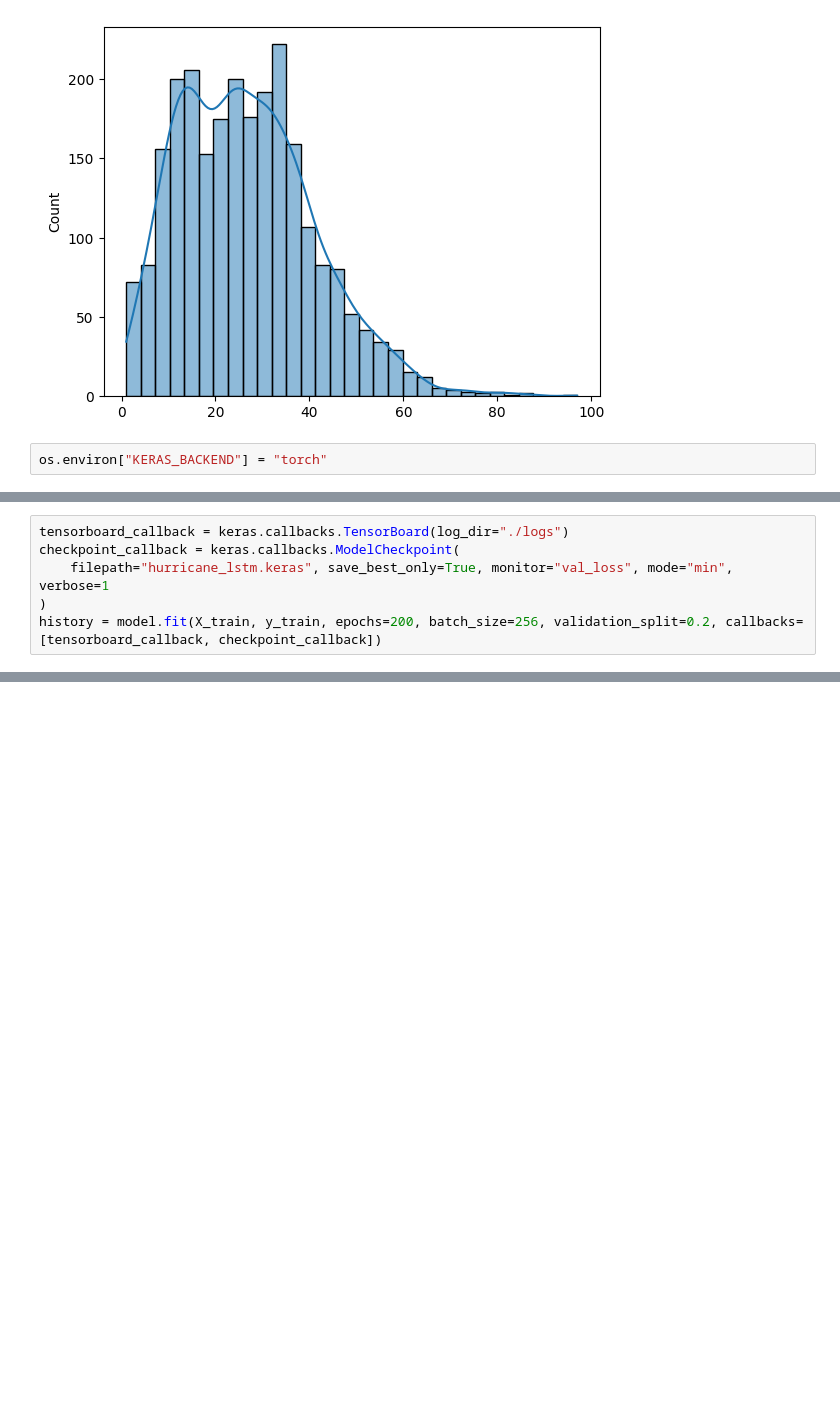
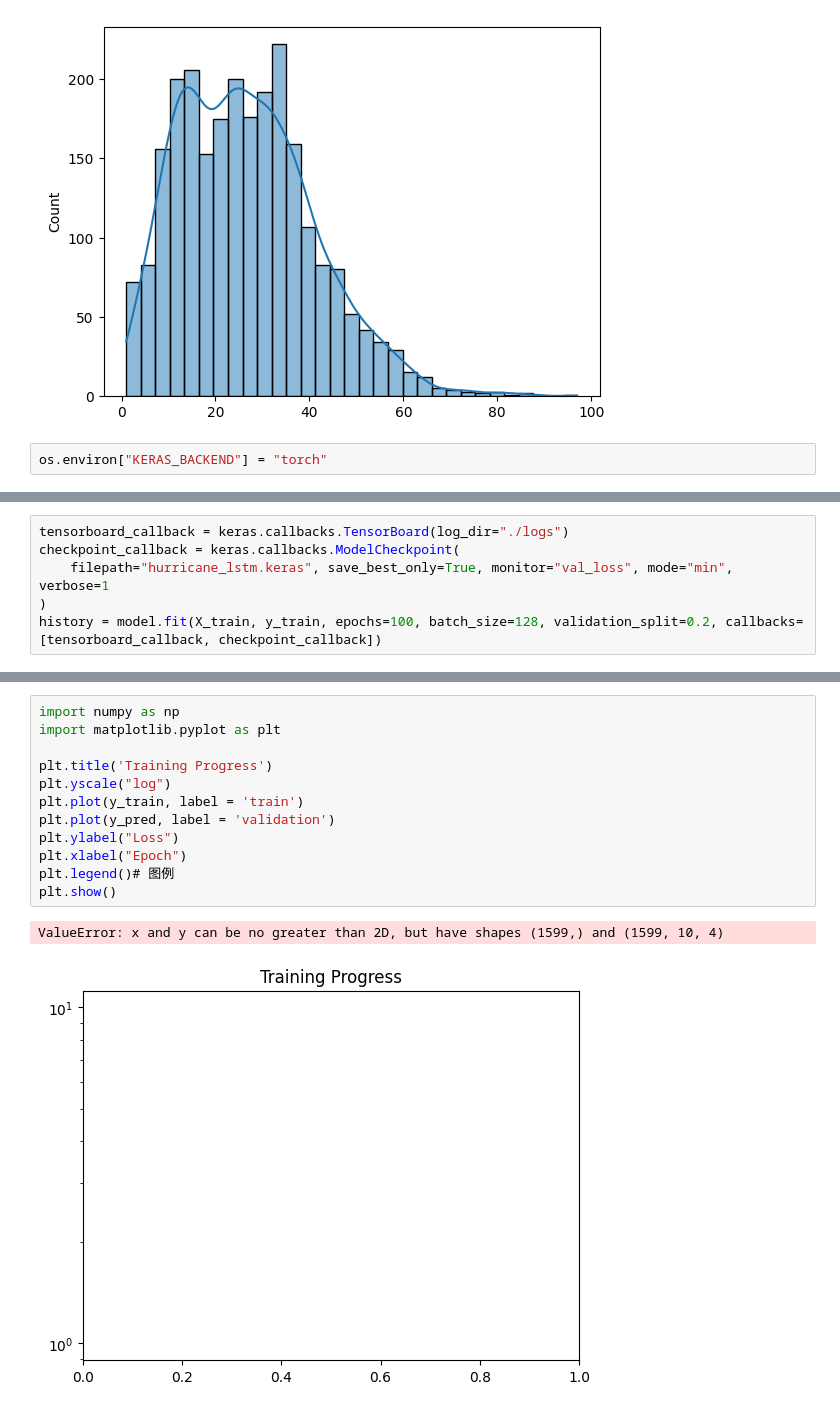
Before and after one commit to HQU-gxy/hurricane_stuff, a Jupyter notebook: LSTM.ipynb, the cells around one changed output, grey strips where cells are left out. Saved outputs shown, nothing was run; the diff lists cells and outputs as text; blank space fills up the shorter version.

```diff
--- a/LSTM.ipynb
+++ b/LSTM.ipynb
@@ -532,5 +534,5 @@ tensorboard_callback = keras.callbacks.TensorBoard(log_dir="./logs")
 checkpoint_callback = keras.callbacks.ModelCheckpoint(
     filepath="hurricane_lstm.keras", save_best_only=True, monitor="val_loss", mode="min", verbose=1
 )
-history = model.fit(X_train, y_train, epochs=200, batch_size=256, validation_split=0.2, callbacks=[tensorboard_callback, checkpoint_callback])
+history = model.fit(X_train, y_train, epochs=100, batch_size=128, validation_split=0.2, callbacks=[tensorboard_callback, checkpoint_callback])
 # %% [output]
@@ -585,0 +603,15 @@ array([[131.09236 , 123.5718  , 992.42114 ,  22.477575],
+# %%
+import numpy as np
+import matplotlib.pyplot as plt
+
+plt.title('Training Progress')
+plt.yscale("log")
+plt.plot(y_train, label = 'train')
+plt.plot(y_pred, label = 'validation')
+plt.ylabel("Loss")
+plt.xlabel("Epoch")
+plt.legend()# 图例
+plt.show()
+# %% [output]
+ValueError: x and y can be no greater than 2D, but have shapes (1599,) and (1599, 10, 4)
+[figure, added]
```
Also changed, not shown: parts of 11 cells of this notebook, 26 other files.
